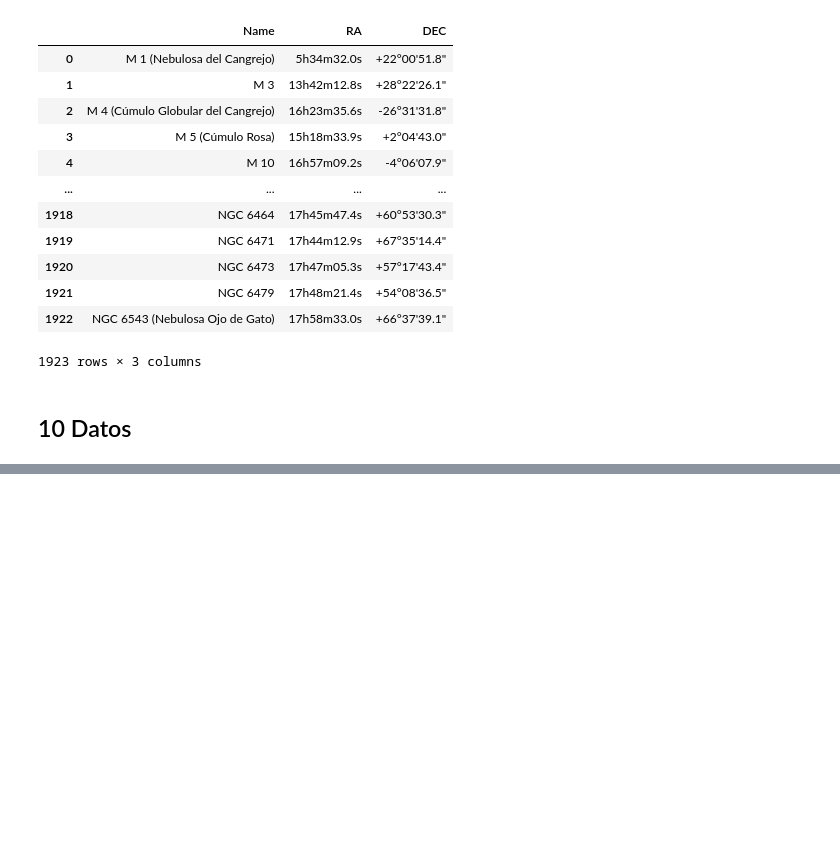
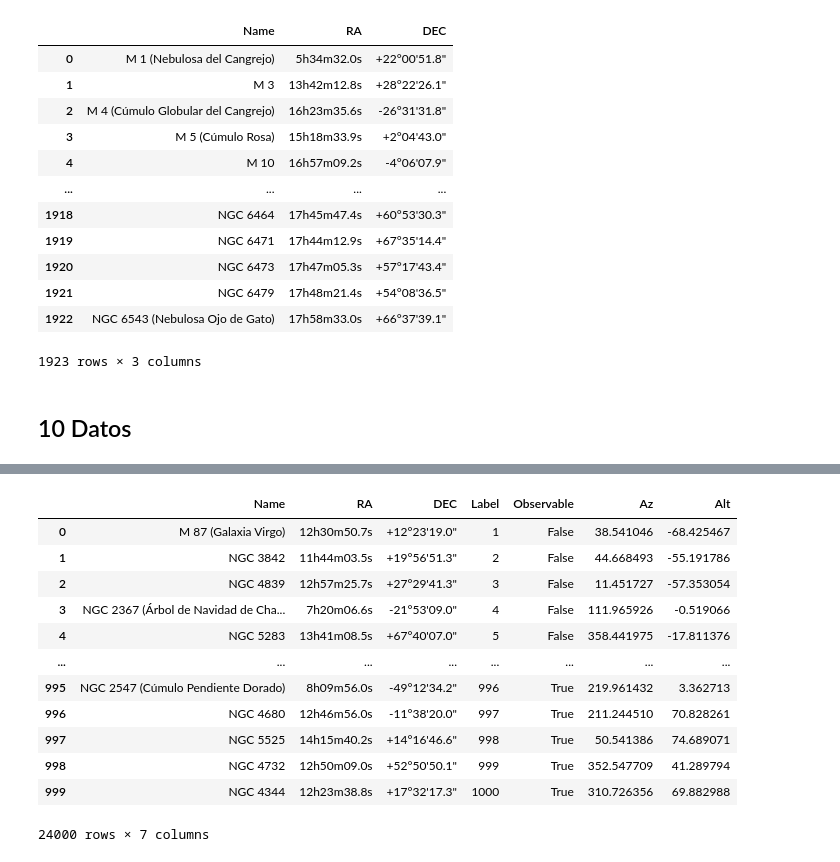
Before and after one commit to ccuellarn/Transient-Operation, a Jupyter notebook: Sketch.ipynb, the cells around one changed output, grey strips where cells are left out. Cells and saved outputs as stored; diff of their text form; code cells hidden in the pictures; blank space fills up the shorter version.

Commit message:
Manage time

```diff
--- a/Sketch.ipynb
+++ b/Sketch.ipynb
@@ -322,10 +329,0 @@ alert
-# %%
-Data = Observations(observer, alert, date_i, date_f,timescale,many)
-time = DeltaTime(date_i,date_f,timescale)
-limits, order, order_alerts = EstablishLimits(Data,many)
-
-ALT = [each for each in Data['Alt']]
-AZ = Data['Az']
-label = [each for each in Data['Label']]
-
-Data
@@ -380,0 +330,3 @@ ValueError: x and y must be the same size
+# %%
+data_corr = alerts.copy()
+data_corr
@@ -380,0 +394,62 @@ ValueError: x and y must be the same size
+# %%
+#Return the classified observations
+def Observations(observer, alert, Date_i, Date_f,time_scale,rango):
+
+    #Definition of different variables:
+    time = CreateTime(Date_i,Date_f,time_scale) #return a array
+
+    lat_conv , lon_conv = ConvertLaLo(observer)
+    observer = EarthLocation(lat=lat_conv*u.deg, lon=lon_conv*u.deg)
+
+    #Lists of data for post-analysis
+    Big_Data = []
+
+    #Give the label of identification of each object
+    alert['Label'] = range(1, rango)
+
+    #Establish the time slot
+    for each_time in time:
+
+        #For each time slot we need the data of the conditional about observations
+
+        #Establish the coordinates with the correction from geocentric calculations of astropy
+        celestial_coord = SkyCoord(ra=alert['RA'], dec=alert['DEC']) #Mantain the degrees units
+
+        # Calculate the coordenates AltAz for the time and observer and transform the J2000 coordinate system for altaz
+        altaz_coord = celestial_coord.transform_to( AltAz(obstime=each_time, location=observer) )
+
+        # Determinate if its observable and a good observable (altitude > 33 degrees) in the altaz coordinate system, return a boolean.
+        state  = altaz_coord.alt > 0*u.deg
+
+        #Put the things together
+        alert['Observable'] = state
+        alert['Az'] = altaz_coord.az.deg
+        alert['Alt'] = altaz_coord.alt.deg
+
+        #Put the conditionals of a time slot on a dataframe in the format for better reading
+        Data = alert.copy()
+
+        #Put the dataframe in a list and the values of time
+        Big_Data.append(Data)
+
+    #With the DataFrame we can organice all the observations
+    final_data = pd.concat(Big_Data,axis=0)
+
+    return final_data
+
+Data = Observations(observer, data_corr, date_i, date_f,timescale,many)
+Data
+# %% [output]
+|  | Name | RA | DEC | Label | Observable | Az | Alt |
+| 0 | M 87 (Galaxia Virgo) | 12h30m50.7s | +12°23'19.0" | 1 | False | 38.541046 | -68.425467 |
+| 1 | NGC 3842 | 11h44m03.5s | +19°56'51.3" | 2 | False | 44.668493 | -55.191786 |
+| 2 | NGC 4839 | 12h57m25.7s | +27°29'41.3" | 3 | False | 11.451727 | -57.353054 |
+| 3 | NGC 2367 (Árbol de Navidad de Cha... | 7h20m06.6s | -21°53'09.0" | 4 | False | 111.965926 | -0.519066 |
+| 4 | NGC 5283 | 13h41m08.5s | +67°40'07.0" | 5 | False | 358.441975 | -17.811376 |
+| ... | ... | ... | ... | ... | ... | ... | ... |
+| 995 | NGC 2547 (Cúmulo Pendiente Dorado) | 8h09m56.0s | -49°12'34.2" | 996 | True | 219.961432 | 3.362713 |
+| 996 | NGC 4680 | 12h46m56.0s | -11°38'20.0" | 997 | True | 211.244510 | 70.828261 |
+| 997 | NGC 5525 | 14h15m40.2s | +14°16'46.6" | 998 | True | 50.541386 | 74.689071 |
+| 998 | NGC 4732 | 12h50m09.0s | +52°50'50.1" | 999 | True | 352.547709 | 41.289794 |
+| 999 | NGC 4344 | 12h23m38.8s | +17°32'17.3" | 1000 | True | 310.726356 | 69.882988 |
+24000 rows × 7 columns
```
Also changed, not shown: parts of 19 cells of this notebook.
